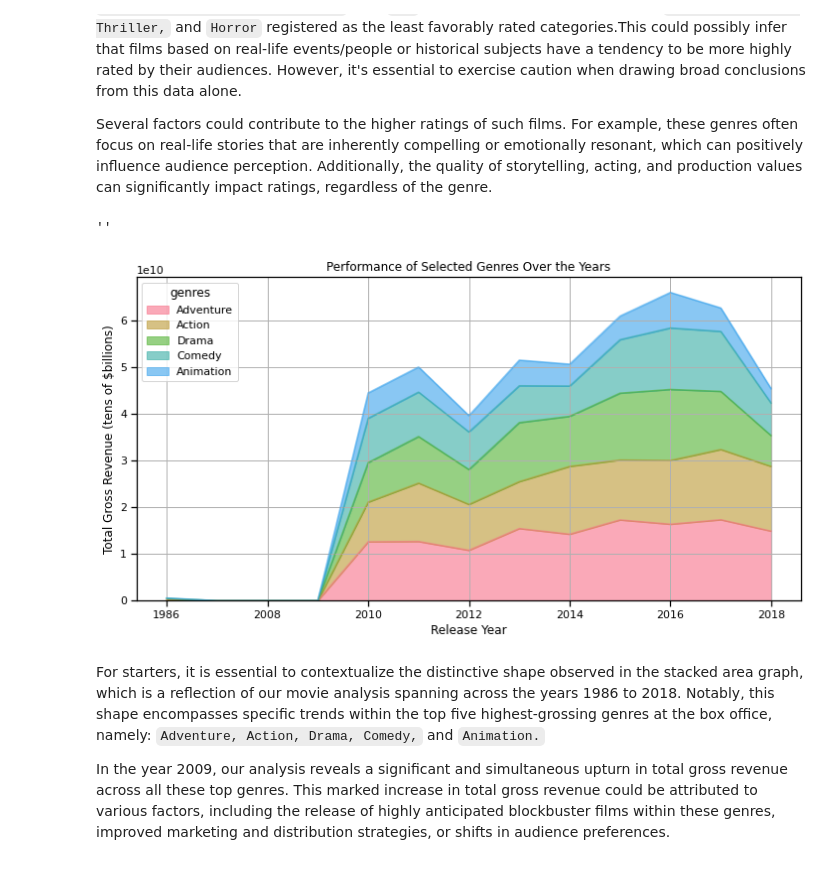
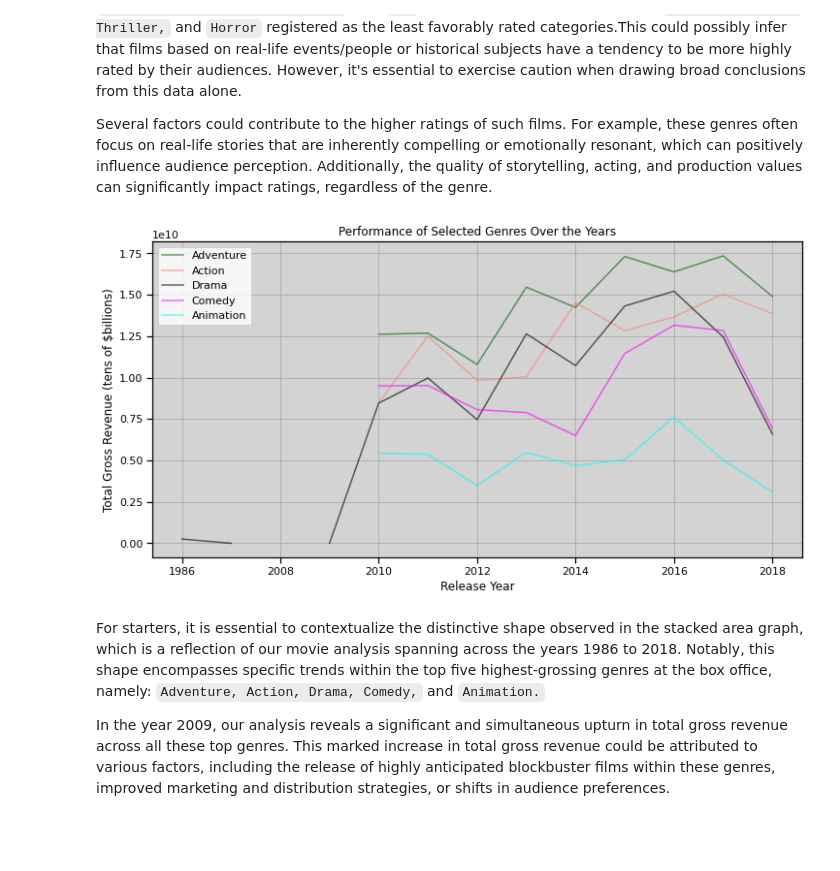
Before and after one commit to WanjaoColins/Movie-Analysis-Microsoft-Studio, a Jupyter notebook: Movie-Success-Strategies-Microsoft.ipynb, the cells around one changed output. Cells and saved outputs as stored; diff of their text form; code cells hidden in the pictures; blank space fills up the shorter version.

```diff
--- a/Movie-Success-Strategies-Microsoft.ipynb
+++ b/Movie-Success-Strategies-Microsoft.ipynb
@@ -822,28 +822,29 @@ Several factors could contribute to the higher ratings of such films. For exampl
 # %%
 #Analyzing genre performance over the years
 genre_performance = combined_data.groupby(['release_year', 'genres'])['total_gross'].sum().reset_index()
 
 # Pivoting the data
 pivoted_data = genre_performance.pivot(index='release_year', columns='genres', values='total_gross')
 
 # Customizing the list of genres we want to display(top 5)
-grouped_data = combined_data.groupby('genres')['total_gross'].sum().sort_values(ascending=False)
-top_5_genres = grouped_data.index[:5]
+sorted_genres = combined_data.groupby('genres')['total_gross'].sum().sort_values(ascending=False)
+top_5_genres = sorted_genres.index[:5]
 
 # Selecting data for the chosen genres
-selected_data = pivoted_data[top_5_genres]
+selected_data = pivoted_data.loc[:, (top_5_genres)]
 
 # Creating a stacked area chart
-sns.set_palette("husl")  # Customize the color palette
-selected_data.plot(kind='area', stacked=True, alpha=0.6, figsize= (12,6))
+sns.set_palette("colorblind")  # Customize the color palette
+colors = ['darkgreen', 'salmon', 'black', 'magenta', 'cyan']
+ax = selected_data.plot(kind='line', alpha=0.6, figsize= (12,6), color=colors)
+ax.set_facecolor('lightgrey')
 plt.title('Performance of Selected Genres Over the Years')
 plt.xlabel('Release Year')
 plt.ylabel('Total Gross Revenue (tens of $billions)')
 plt.grid(True)
-;
+ax.legend(labels = top_5_genres, loc=2);
 # %% [output]
-''
-[figure, old version]
+[figure, new version]
 # %% [markdown]
 For starters, it is essential to contextualize the distinctive shape observed in the stacked area graph, which is a reflection of our movie analysis spanning across the years 1986 to 2018. Notably, this shape encompasses specific trends within the top five highest-grossing genres at the box office, namely: `Adventure, Action, Drama, Comedy,` and `Animation.`
 
```
Also changed, not shown: parts of 3 cells of this notebook.
